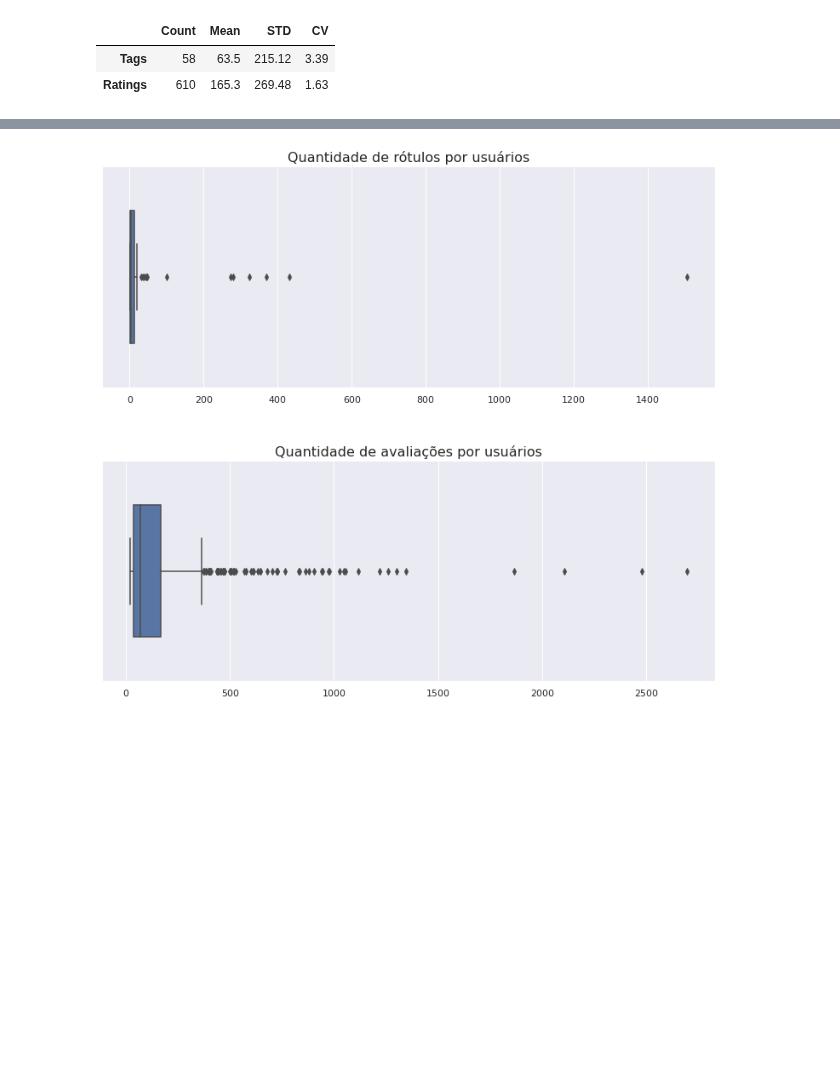
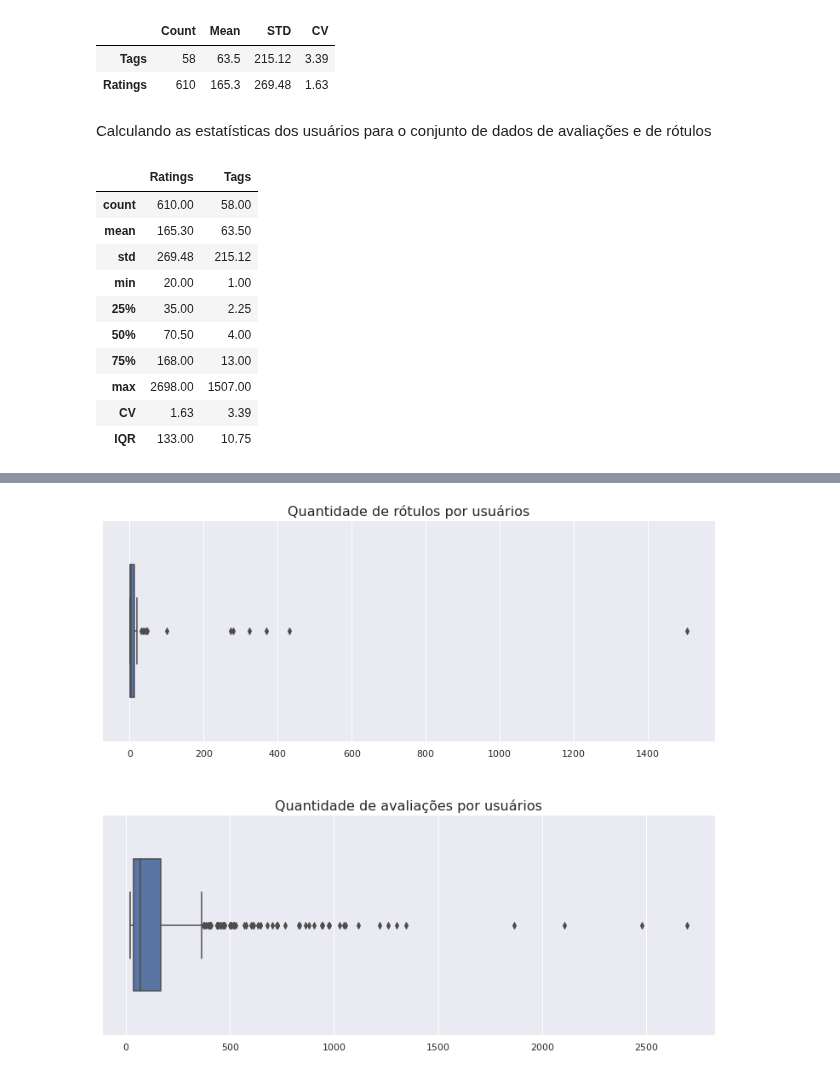
Before and after one commit to dieguim-ifsp-posCD/D1AED, a Jupyter notebook: avaliacoes/20210513-avaliacao01/AED-movie-lens-small.ipynb, the cells around one changed output, grey strips where cells are left out. Cells and saved outputs as stored; diff of their text form; code cells hidden in the pictures; blank space fills up the shorter version.

```diff
--- a/avaliacoes/20210513-avaliacao01/AED-movie-lens-small.ipynb
+++ b/avaliacoes/20210513-avaliacao01/AED-movie-lens-small.ipynb
@@ -869,3 +880,41 @@ comparação_tags_e_ratings
 |  | Count | Mean | STD | CV |
 | Tags | 58 | 63.5 | 215.12 | 3.39 |
 | Ratings | 610 | 165.3 | 269.48 | 1.63 |
+# %% [markdown]
+Calculando as estatísticas dos usuários para o conjunto de dados de avaliações e de rótulos
+# %%
+# Criando os DF de userId pela quantidade de vezes que o usuário avaliou um filme
+userId_quantidade_de_ratings = ratings_df[['userId','movieId']].groupby('userId').count().rename(columns={'movieId': 'Ratings'})
+
+# Criando os DF de userId pela quantidade de vezes que o usuário colocou uma tag no filme
+userId_quantidade_de_tags = tags_df[['userId','movieId']].groupby('userId').count().rename(columns={'movieId': 'Tags'})
+
+# DF comparando valores de RATINGS e TAGS
+usuarios_ratings_tags = pd.concat([
+    userId_quantidade_de_ratings.describe(), userId_quantidade_de_tags.describe()
+], axis=1)
+
+# Adicionando linha para o Coeficiente de Variação (CV) = std / mean
+usuarios_ratings_tags.loc['CV'] = [
+    usuarios_ratings_tags.loc['std', 'Ratings'] / usuarios_ratings_tags.loc['mean', 'Ratings'],
+    usuarios_ratings_tags.loc['std', 'Tags'] / usuarios_ratings_tags.loc['mean', 'Tags']
+]
+
+# Adicionando linha para a Amplitude Interquartil (IQR) = 75% - 25%
+usuarios_ratings_tags.loc['IQR'] = [
+    usuarios_ratings_tags.loc['75%', 'Ratings'] - usuarios_ratings_tags.loc['25%', 'Ratings'],
+    usuarios_ratings_tags.loc['75%', 'Tags'] - usuarios_ratings_tags.loc['25%', 'Tags']
+]
+usuarios_ratings_tags.round(2)
+# %% [output]
+|  | Ratings | Tags |
+| count | 610.00 | 58.00 |
+| mean | 165.30 | 63.50 |
+| std | 269.48 | 215.12 |
+| min | 20.00 | 1.00 |
+| 25% | 35.00 | 2.25 |
+| 50% | 70.50 | 4.00 |
+| 75% | 168.00 | 13.00 |
+| max | 2698.00 | 1507.00 |
+| CV | 1.63 | 3.39 |
+| IQR | 133.00 | 10.75 |
```
Also changed, not shown: parts of 11 cells of this notebook.
